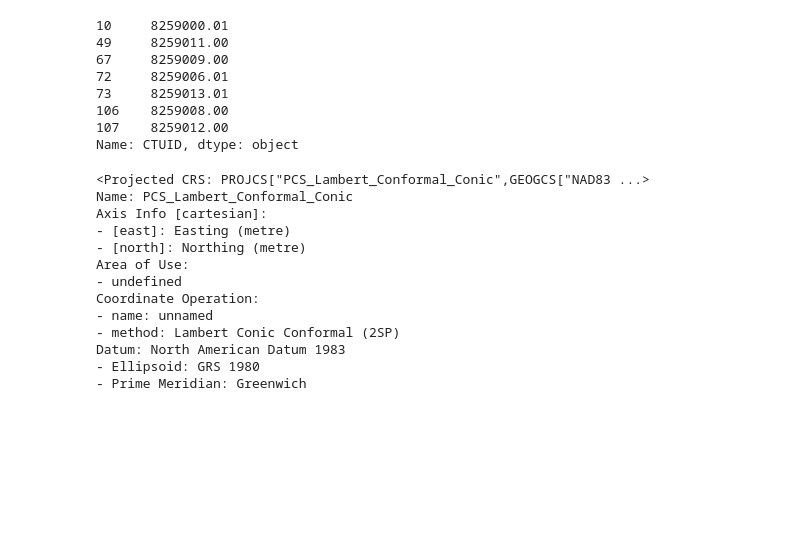
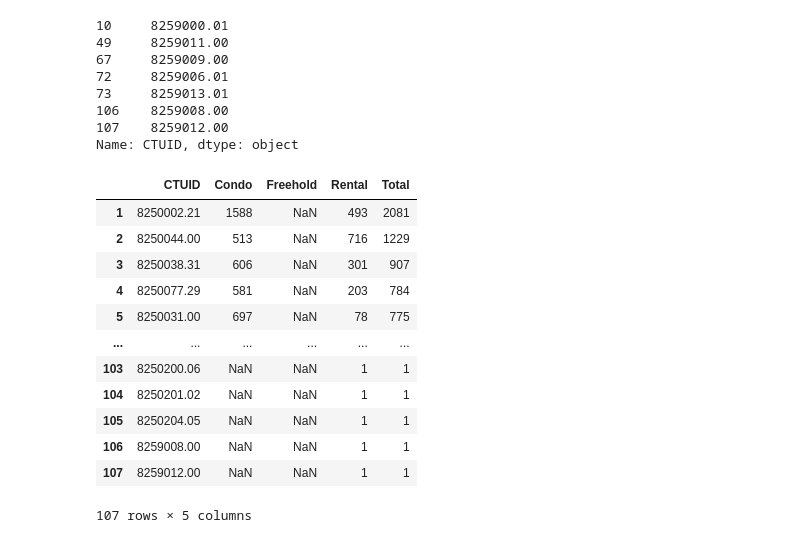
Before and after one commit to doublebigmak/housing_stats, a Jupyter notebook: starts_geo.ipynb, the cells around one changed output. Cells and saved outputs as stored; diff of their text form; code cells hidden in the pictures; blank space fills up the shorter version.

```diff
--- a/starts_geo.ipynb
+++ b/starts_geo.ipynb
@@ -48,22 +48,22 @@ pd.concat([cal_ct.merge(apt_starts,on='CTUID')['CTUID'],apt_starts['CTUID']]).dr
 106    8259008.00
 107    8259012.00
 Name: CTUID, dtype: object
-# %%
-merged_starts.to_crs()
-# %% [output]
-<Projected CRS: PROJCS["PCS_Lambert_Conformal_Conic",GEOGCS["NAD83 ...>
-Name: PCS_Lambert_Conformal_Conic
-Axis Info [cartesian]:
-- [east]: Easting (metre)
-- [north]: Northing (metre)
-Area of Use:
-- undefined
-Coordinate Operation:
-- name: unnamed
-- method: Lambert Conic Conformal (2SP)
-Datum: North American Datum 1983
-- Ellipsoid: GRS 1980
-- Prime Meridian: Greenwich
+# %%
+apt_starts
+# %% [output]
+|  | CTUID | Condo | Freehold | Rental | Total |
+| 1 | 8250002.21 | 1588 | NaN | 493 | 2081 |
+| 2 | 8250044.00 | 513 | NaN | 716 | 1229 |
+| 3 | 8250038.31 | 606 | NaN | 301 | 907 |
+| 4 | 8250077.29 | 581 | NaN | 203 | 784 |
+| 5 | 8250031.00 | 697 | NaN | 78 | 775 |
+| ... | ... | ... | ... | ... | ... |
+| 103 | 8250200.06 | NaN | NaN | 1 | 1 |
+| 104 | 8250201.02 | NaN | NaN | 1 | 1 |
+| 105 | 8250204.05 | NaN | NaN | 1 | 1 |
+| 106 | 8259008.00 | NaN | NaN | 1 | 1 |
+| 107 | 8259012.00 | NaN | NaN | 1 | 1 |
+107 rows × 5 columns
 # %%
 import geoplot as gplt
 import geoplot.crs as gcrs
```
Also changed, not shown: parts of 1 cell of this notebook.
